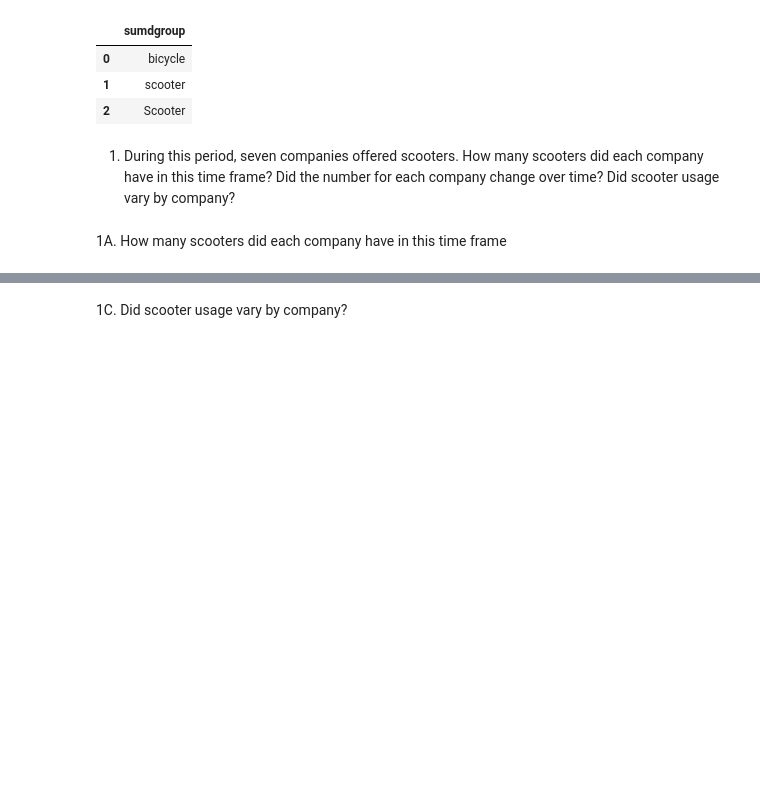
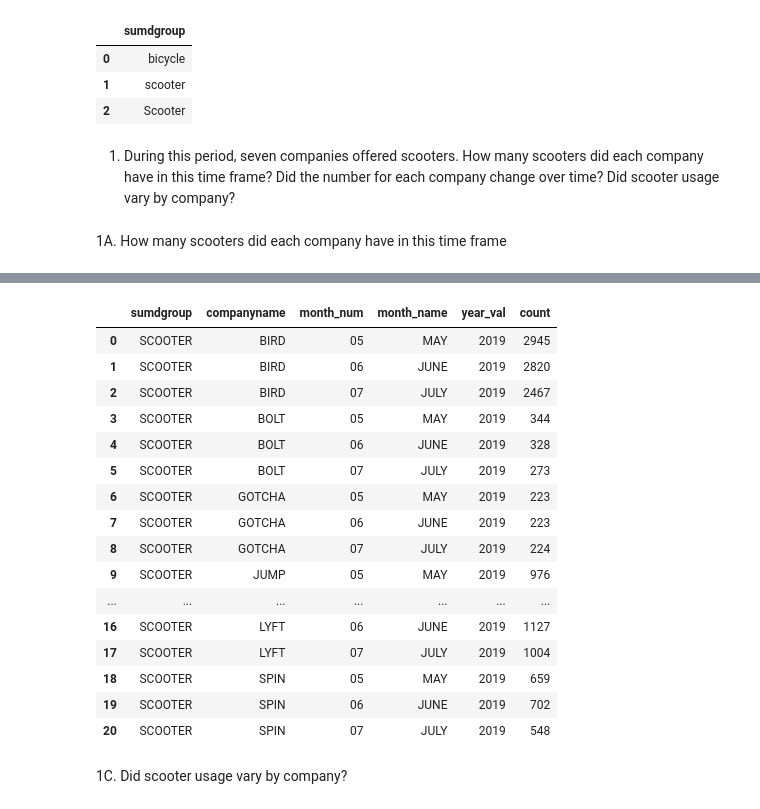
Before and after one commit to NSS-Data-Analytics-Cohort-10/scooters-group-3, a Jupyter notebook: notebooks/scooters.ipynb, the cells around one changed output, grey strips where cells are left out. Drawn from its saved outputs; the diff is of its cells as text; code cells hidden in the pictures; blank space fills up the shorter version.

Commit message:
scooters

```diff
--- a/notebooks/scooters.ipynb
+++ b/notebooks/scooters.ipynb
@@ -152,30 +161,48 @@ SCOOTERCOUNT
 # %%
 JUSTSCOOTERS1 = '''
 SELECT
 UPPER(SUMDGROUP) SUMDGROUP,
 UPPER(COMPANYNAME) COMPANYNAME,
 TO_CHAR(PUBDATETIME,'MM') MONTH_NUM,
 TO_CHAR(PUBDATETIME,'MONTH') MONTH_NAME,
 TO_CHAR(PUBDATETIME,'YYYY') YEAR_VAL,
 COUNT(DISTINCT(SUMDID))
-FROM SCOOTERS
+FROM SCOOTERS TABLESAMPLE SYSTEM (1)
 WHERE
 UPPER(SUMDGROUP) = 'SCOOTER'
 GROUP BY
 UPPER(COMPANYNAME),
 UPPER(SUMDGROUP),
 TO_CHAR(PUBDATETIME,'MM'),
 TO_CHAR(PUBDATETIME,'MONTH'),
 TO_CHAR(PUBDATETIME,'YYYY')
 ORDER BY
 UPPER(COMPANYNAME),
 UPPER(SUMDGROUP),
 TO_CHAR(PUBDATETIME,'MM'),
 TO_CHAR(PUBDATETIME,'MONTH'),
 TO_CHAR(PUBDATETIME,'YYYY')
 '''
 
-SCOOTERSONLY1 = pd.read_sql_query(JUSTSCOOTERS1 , con = engine)
+SCOOTERSONLY1 = pd.read_sql_query(JUSTSCOOTERS1 , engine)
 SCOOTERSONLY1
+# %% [output]
+|  | sumdgroup | companyname | month_num | month_name | year_val | count |
+| 0 | SCOOTER | BIRD | 05 | MAY | 2019 | 2945 |
+| 1 | SCOOTER | BIRD | 06 | JUNE | 2019 | 2820 |
+| 2 | SCOOTER | BIRD | 07 | JULY | 2019 | 2467 |
+| 3 | SCOOTER | BOLT | 05 | MAY | 2019 | 344 |
+| 4 | SCOOTER | BOLT | 06 | JUNE | 2019 | 328 |
+| 5 | SCOOTER | BOLT | 07 | JULY | 2019 | 273 |
+| 6 | SCOOTER | GOTCHA | 05 | MAY | 2019 | 223 |
+| 7 | SCOOTER | GOTCHA | 06 | JUNE | 2019 | 223 |
+| 8 | SCOOTER | GOTCHA | 07 | JULY | 2019 | 224 |
+| 9 | SCOOTER | JUMP | 05 | MAY | 2019 | 976 |
+| ... | ... | ... | ... | ... | ... | ... |
+| 16 | SCOOTER | LYFT | 06 | JUNE | 2019 | 1127 |
+| 17 | SCOOTER | LYFT | 07 | JULY | 2019 | 1004 |
+| 18 | SCOOTER | SPIN | 05 | MAY | 2019 | 659 |
+| 19 | SCOOTER | SPIN | 06 | JUNE | 2019 | 702 |
+| 20 | SCOOTER | SPIN | 07 | JULY | 2019 | 548 |
 # %% [markdown]
 1C. Did scooter usage vary by company?
```
Also changed, not shown: parts of 5 cells of this notebook.
